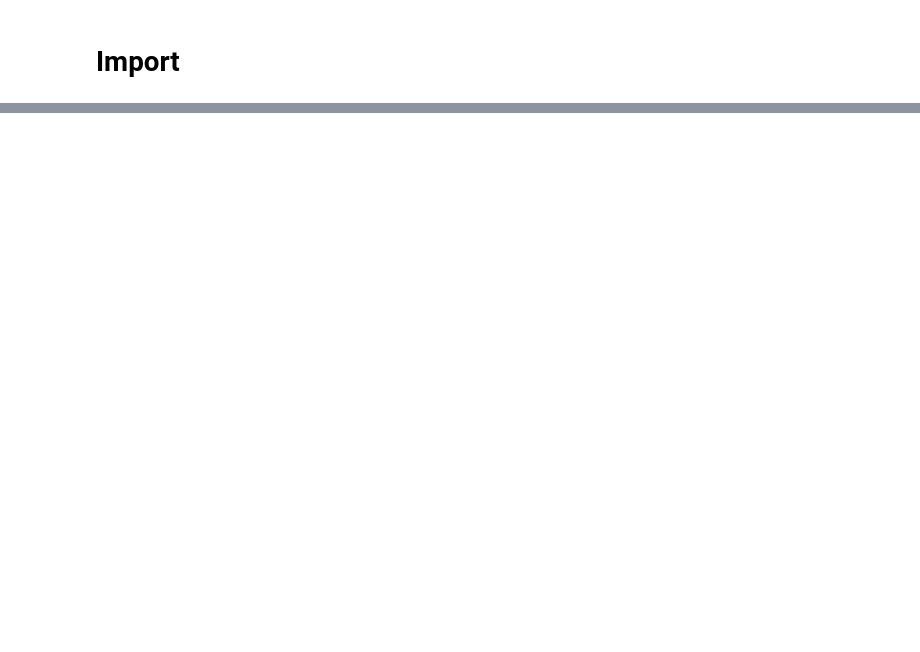
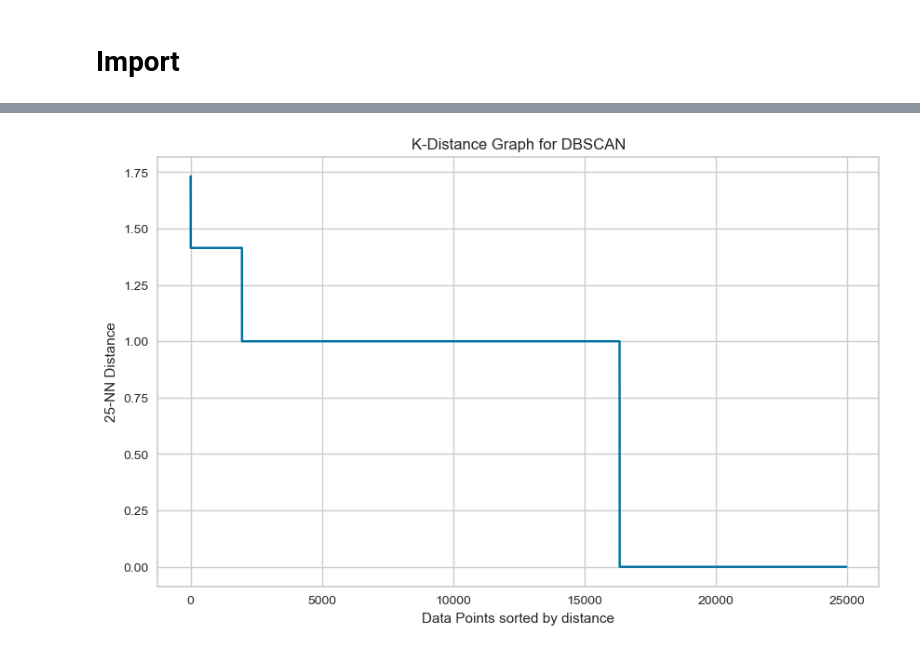
Before and after one commit to Pawmsdayl/hey-im-walking-my-dog-here, a Jupyter notebook: notebooks/2_clustering.ipynb, the cells around one changed output, grey strips where cells are left out. Cells and saved outputs as stored; diff of their text form; code cells hidden in the pictures; blank space fills up the shorter version.

```diff
--- a/notebooks/2_clustering.ipynb
+++ b/notebooks/2_clustering.ipynb
@@ -177,0 +233,18 @@ ValueError: could not convert string to float: '?'
+# %%
+# Calculate the distance to the k = minPts-1 nearest neighbor
+k_distance = distances
+
+# Sort the distances in descending order
+k_distance_sorted = np.sort(k_distance)[::-1]
+
+# Plot the k-distance graph
+plt.figure(figsize=(10, 6))
+plt.plot(k_distance_sorted)
+plt.xlabel('Data Points sorted by distance')
+plt.ylabel(f'{minPts-1}-NN Distance')
+plt.title('K-Distance Graph for DBSCAN')
+# plt.ylim(0.0, 100000)
+# plt.xlim(0, 10)
+plt.show()
+# %% [output]
+[figure, added]
```
Also changed, not shown: parts of 11 cells of this notebook, 1 other file.
